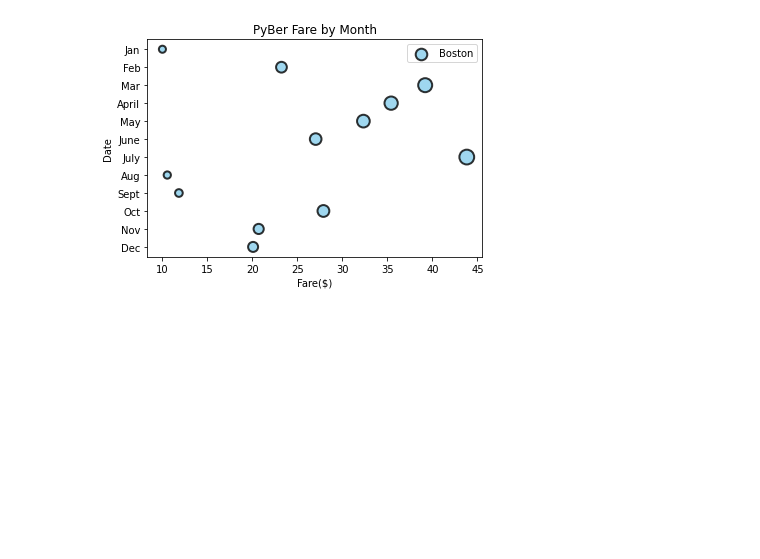
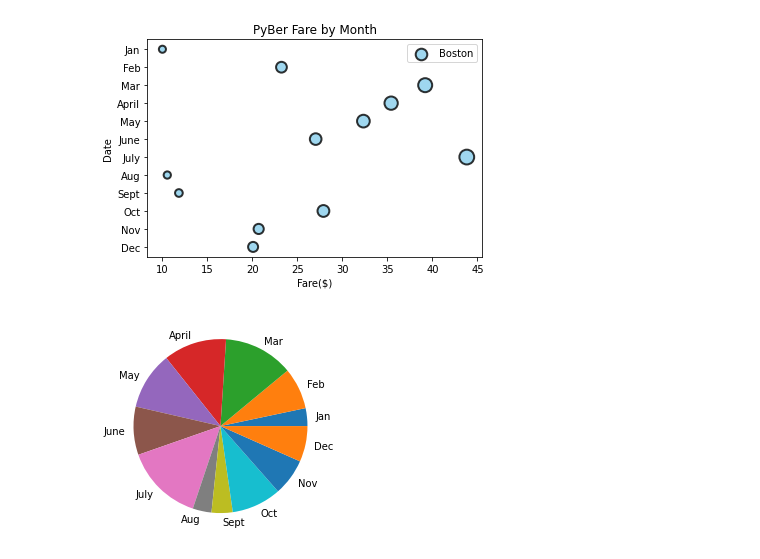
Before and after one commit to cbeckler/pyber_analysis, a Jupyter notebook: practice_code/matplotlib_practiceipynb.ipynb, the cells around one changed output. Drawn from its saved outputs; the diff is of its cells as text; code cells hidden in the pictures; blank space fills up the shorter version.

Commit message:
pie charts

```diff
--- a/practice_code/matplotlib_practiceipynb.ipynb
+++ b/practice_code/matplotlib_practiceipynb.ipynb
@@ -322,3 +320,9 @@ ax.legend()
 # %% [output]
 <matplotlib.legend.Legend at 0x...>
 [figure]
+# %%
+plt.pie(y_axis, labels=x_axis)
+
+plt.show()
+# %% [output]
+[figure, added]
```
Also changed, not shown: parts of 3 cells of this notebook.
